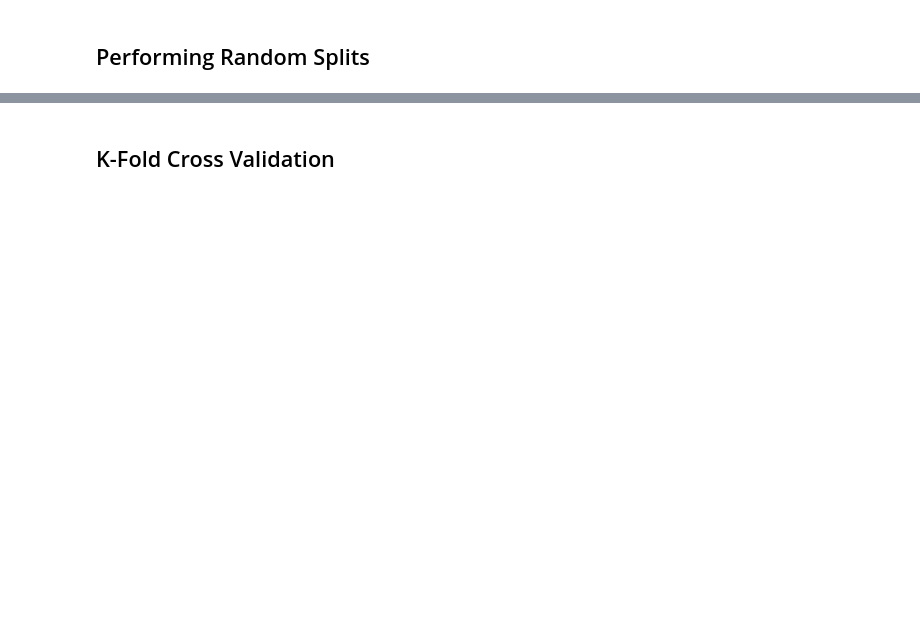
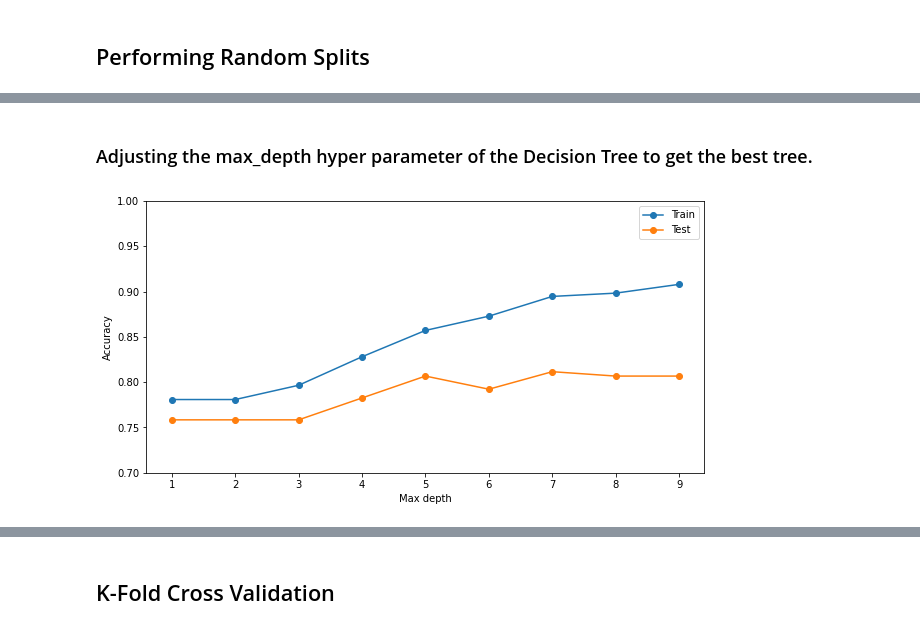
Before and after one commit to dhritix1999/ML-Rainfall-Forecasting-Model, a Jupyter notebook: Assignment2.ipynb, the cells around one changed output, grey strips where cells are left out. Drawn from its saved outputs; the diff is of its cells as text; code cells hidden in the pictures; blank space fills up the shorter version.

```diff
--- a/Assignment2.ipynb
+++ b/Assignment2.ipynb
@@ -55,0 +115,45 @@ for i in range(10):
+# %% [markdown]
+### Adjusting the max_depth hyper parameter of the Decision Tree to get the best tree.
+# %%
+# define lists to collect score
+train_scores, test_scores, f1_scores = list(), list(), list()
+
+#defining max_depth values
+max_depth_values = [i for i in range(1, 10)]
+
+# evaluate a decision tree for each max_depth
+for i in max_depth_values:
+    #creating the calssifier and adjusting the min_samples_split
+    adjusted_model = tree.DecisionTreeClassifier(min_samples_split=best_min_sample_split, max_depth=i)
+
+    #Training it
+    adjusted_model.fit(X_train, y_train)
+
+    #appending training accuracy
+    train_scores.append(adjusted_model.score(X_train, y_train))
+
+    #appending testing accuracy
+    test_scores.append(adjusted_model.score(X_test, y_test))
+
+    #Making predictions
+    y_pred = adjusted_model.predict(X_test)
+    #appending the f1_score
+    f1_scores.append(f1_score(y_test, y_pred,))
+
+    # print('(Training, Testing) Accuracy Result ' ,i+1,': ', model.score(X_train, y_train), ', ', model.score(X_test, y_test))
+
+
+# plot of accuracy vs 'numbed of nodes'
+plt.figure(figsize=(10,5))
+
+plt.plot(max_depth_values, train_scores, '-o', label='Train')
+plt.plot(max_depth_values, test_scores, '-o', label='Test')
+
+plt.xlabel("Max depth")
+plt.ylabel("Accuracy")
+
+plt.axis([None, None, 0.7, 1.0])
+plt.legend()
+plt.show()
+# %% [output]
+[figure, added]
```
Also changed, not shown: parts of 17 cells of this notebook.
